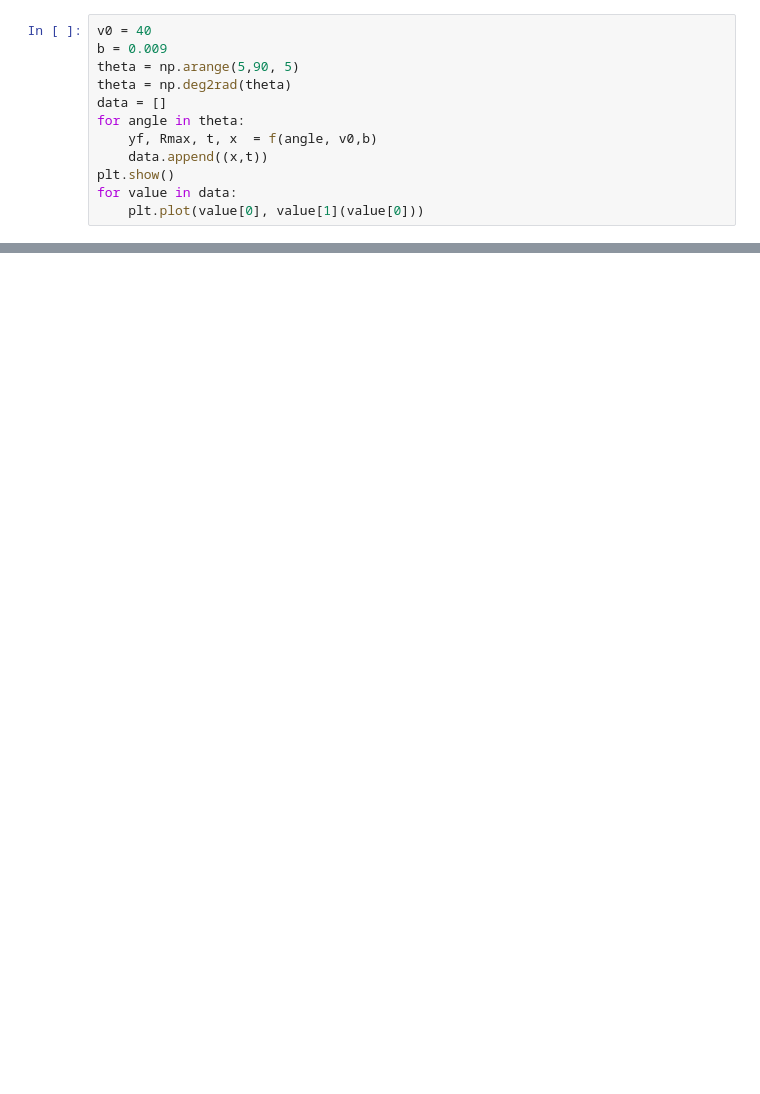
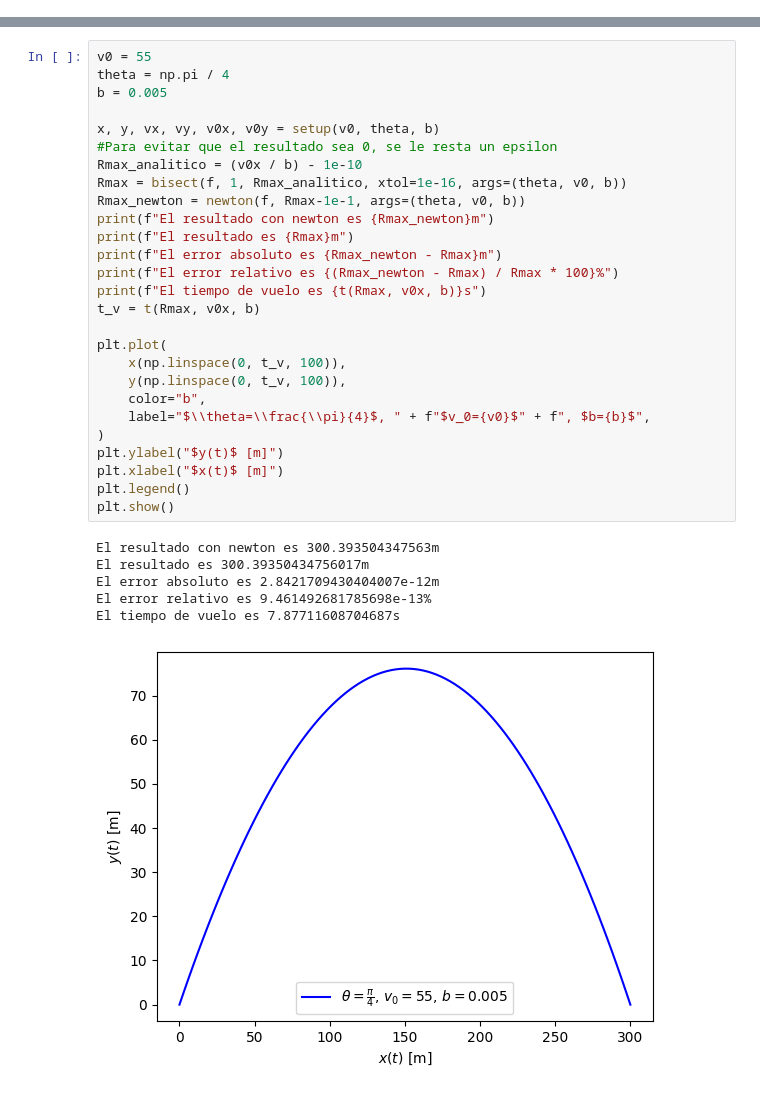
Before and after one commit to Another-DevX/Metodos-computacionales, a Jupyter notebook: repaso/movimiento_parabolico.ipynb, the cells around one changed output, grey strips where cells are left out. Saved outputs shown, nothing was run; the diff lists cells and outputs as text; blank space fills up the shorter version.

```diff
--- a/repaso/movimiento_parabolico.ipynb
+++ b/repaso/movimiento_parabolico.ipynb
@@ -196,12 +109,0 @@ plt.show()
-# %%
-v0 = 40
-b = 0.009
-theta = np.arange(5,90, 5)
-theta = np.deg2rad(theta)
-data = []
-for angle in theta:
-    yf, Rmax, t, x  = f(angle, v0,b)
-    data.append((x,t))
-plt.show()
-for value in data:
-    plt.plot(value[0], value[1](value[0]))
@@ -227,0 +115,34 @@ El tiempo es 8.027264846673383s
+# %%
+v0 = 55
+theta = np.pi / 4
+b = 0.005
+
+x, y, vx, vy, v0x, v0y = setup(v0, theta, b)
+#Para evitar que el resultado sea 0, se le resta un epsilon
+Rmax_analitico = (v0x / b) - 1e-10
+Rmax = bisect(f, 1, Rmax_analitico, xtol=1e-16, args=(theta, v0, b))
+Rmax_newton = newton(f, Rmax-1e-1, args=(theta, v0, b))
+print(f"El resultado con newton es {Rmax_newton}m")
+print(f"El resultado es {Rmax}m")
+print(f"El error absoluto es {Rmax_newton - Rmax}m")
+print(f"El error relativo es {(Rmax_newton - Rmax) / Rmax * 100}%")
+print(f"El tiempo de vuelo es {t(Rmax, v0x, b)}s")
+t_v = t(Rmax, v0x, b)
+
+plt.plot(
+    x(np.linspace(0, t_v, 100)),
+    y(np.linspace(0, t_v, 100)),
+    color="b",
+    label="$\\theta=\\frac{\\pi}{4}$, " + f"$v_0={v0}$" + f", $b={b}$",
+)
+plt.ylabel("$y(t)$ [m]")
+plt.xlabel("$x(t)$ [m]")
+plt.legend()
+plt.show()
+# %% [output]
+El resultado con newton es 300.393504347563m
+El resultado es 300.39350434756017m
+El error absoluto es 2.8421709430404007e-12m
+El error relativo es 9.461492681785698e-13%
+El tiempo de vuelo es 7.87711608704687s
+[figure, added]
```
Also changed, not shown: parts of 12 cells of this notebook, 4 other files.
